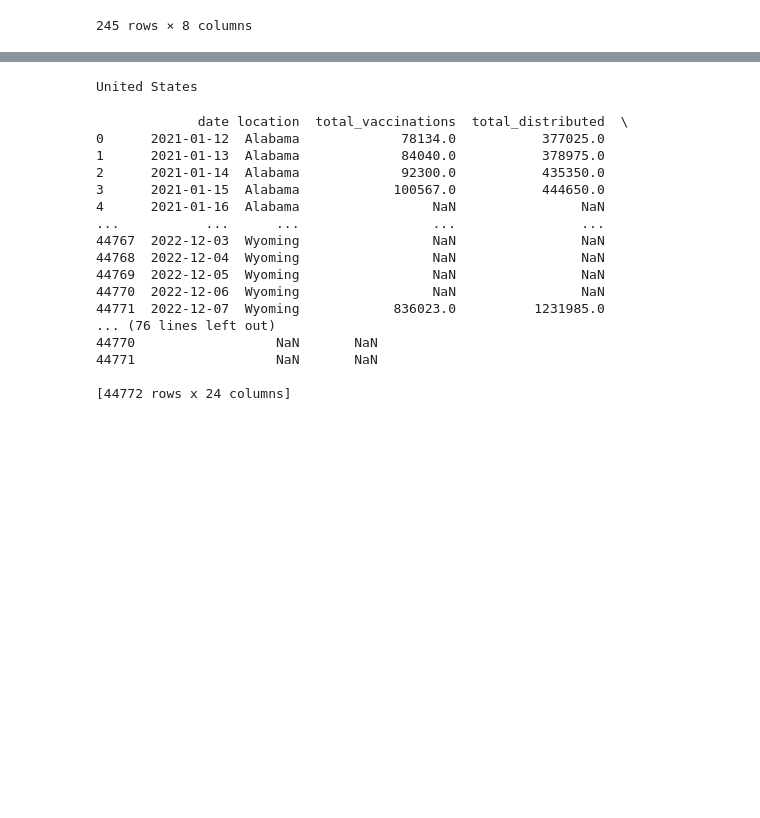
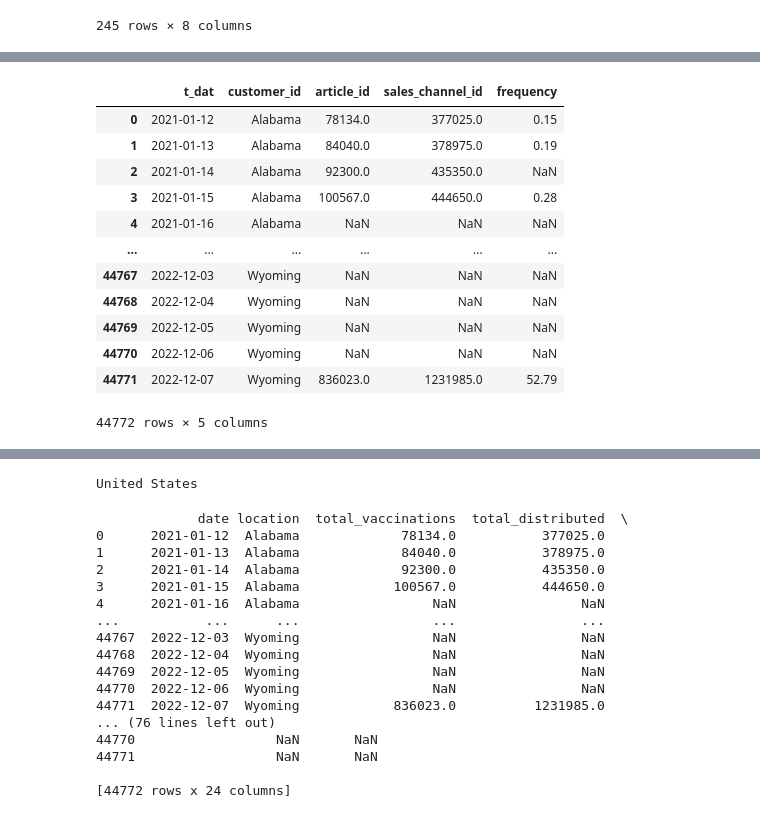
Before and after one commit to AnnetteChiu/vaccinations_per_day, a Jupyter notebook: Vaccination.ipynb, the cells around one changed output, grey strips where cells are left out. Drawn from its saved outputs; the diff is of its cells as text; code cells hidden in the pictures; blank space fills up the shorter version.

```diff
--- a/Vaccination.ipynb
+++ b/Vaccination.ipynb
@@ -42,0 +79,17 @@ df_vaccinations.head()
+# %%
+GraphTravel_HM = vaccine_data
+GraphTravel_HM
+# %% [output]
+|  | t_dat | customer_id | article_id | sales_channel_id | frequency |
+| 0 | 2021-01-12 | Alabama | 78134.0 | 377025.0 | 0.15 |
+| 1 | 2021-01-13 | Alabama | 84040.0 | 378975.0 | 0.19 |
+| 2 | 2021-01-14 | Alabama | 92300.0 | 435350.0 | NaN |
+| 3 | 2021-01-15 | Alabama | 100567.0 | 444650.0 | 0.28 |
+| 4 | 2021-01-16 | Alabama | NaN | NaN | NaN |
+| ... | ... | ... | ... | ... | ... |
+| 44767 | 2022-12-03 | Wyoming | NaN | NaN | NaN |
+| 44768 | 2022-12-04 | Wyoming | NaN | NaN | NaN |
+| 44769 | 2022-12-05 | Wyoming | NaN | NaN | NaN |
+| 44770 | 2022-12-06 | Wyoming | NaN | NaN | NaN |
+| 44771 | 2022-12-07 | Wyoming | 836023.0 | 1231985.0 | 52.79 |
+44772 rows × 5 columns
```
Also changed, not shown: parts of 16 cells of this notebook.
